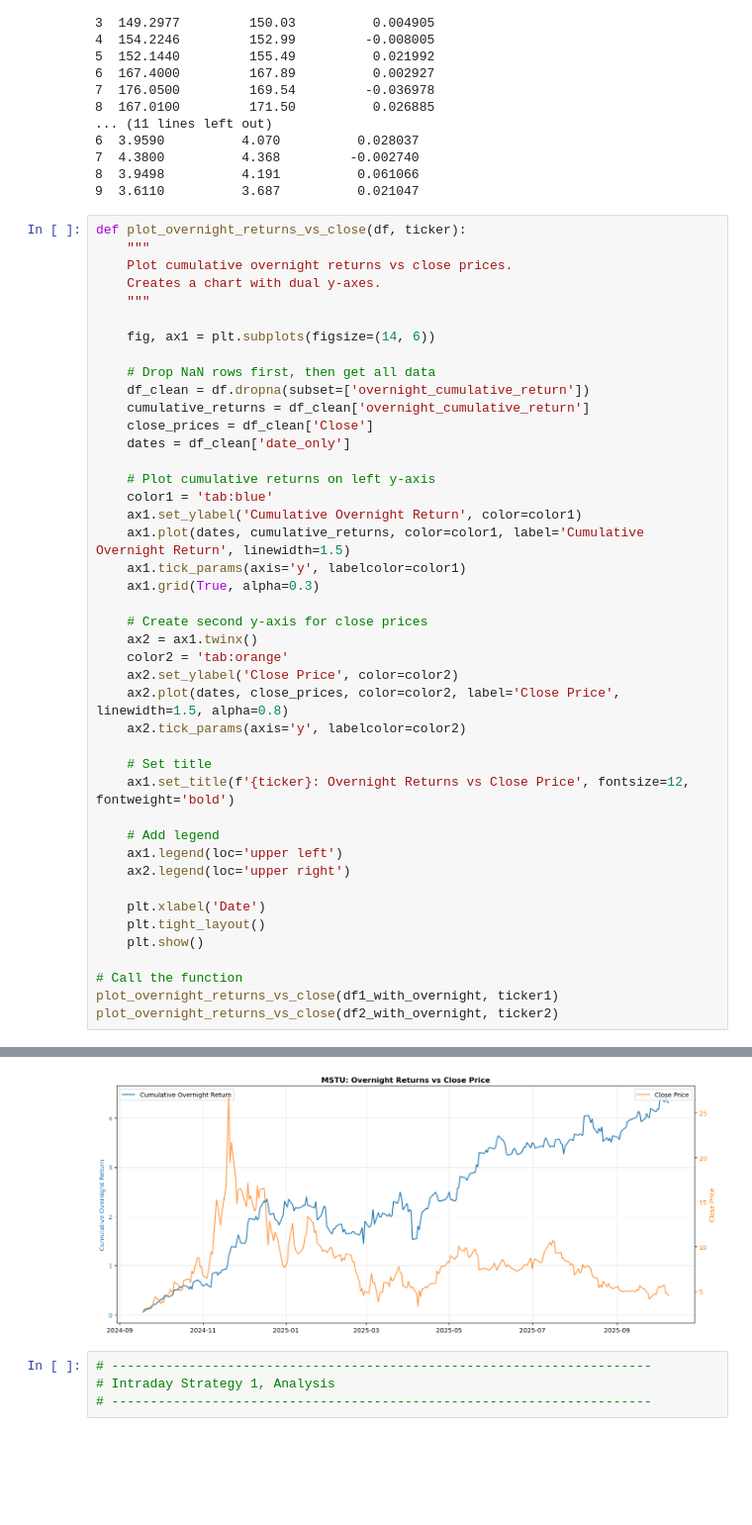
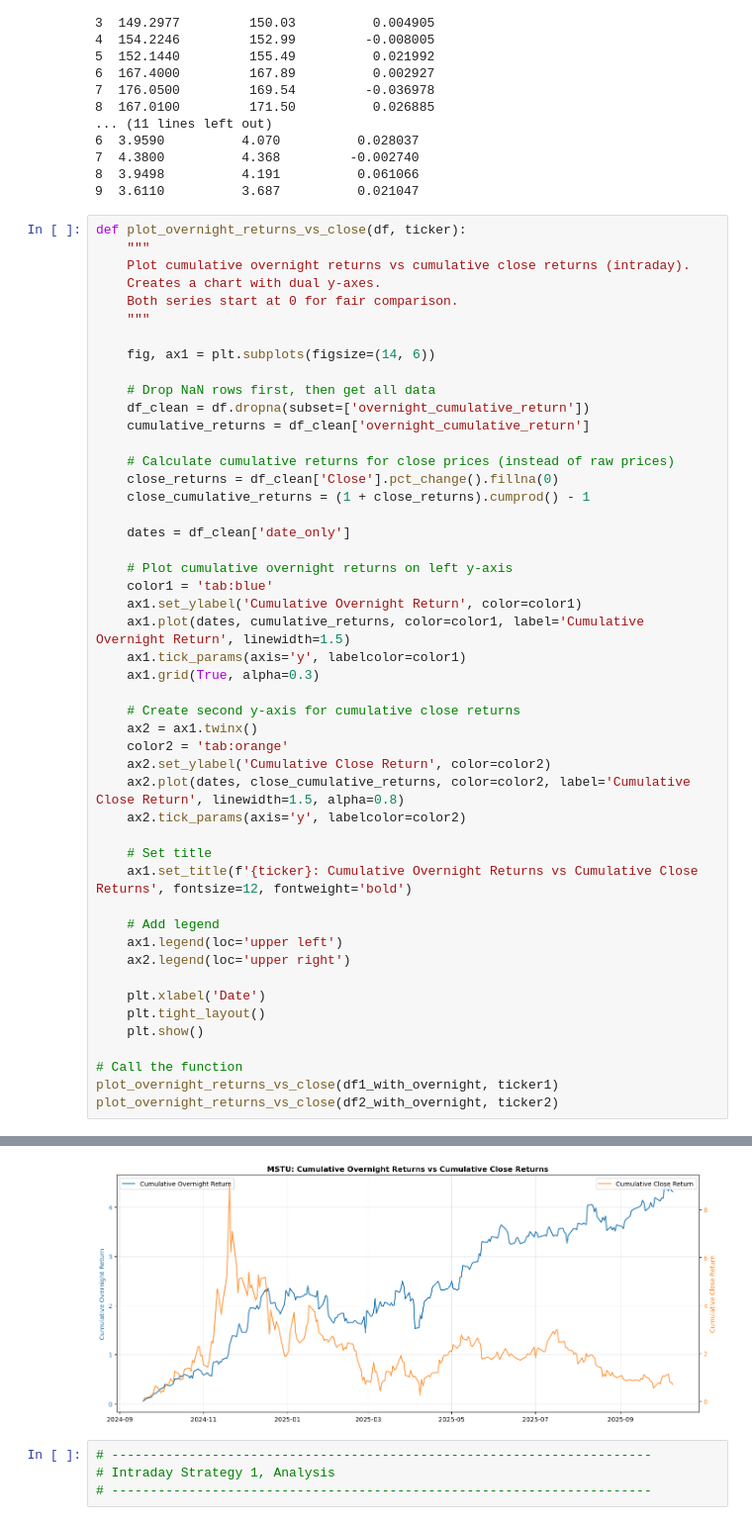
Before and after one commit to scimmione1/FromZeroToQuant-, a Jupyter notebook: 09_papers/02_Leveraged ETFs/03_leveraged_ETF_analysis_ticker1_vs_ticker2_intra_parquet_data_bt.ipynb, the cells around one changed output, grey strips where cells are left out. Shown at 99% size. Cells and saved outputs as stored; diff of their text form; blank space fills up the shorter version.

```diff
--- a/09_papers/02_Leveraged ETFs/03_leveraged_ETF_analysis_ticker1_vs_ticker2_intra_parquet_data_bt.ipynb
+++ b/09_papers/02_Leveraged ETFs/03_leveraged_ETF_analysis_ticker1_vs_ticker2_intra_parquet_data_bt.ipynb
@@ -361,8 +361,9 @@ New dataframe shape: (267, 9)
 # %%
 def plot_overnight_returns_vs_close(df, ticker):
     """
-    Plot cumulative overnight returns vs close prices.
+    Plot cumulative overnight returns vs cumulative close returns (intraday).
     Creates a chart with dual y-axes.
+    Both series start at 0 for fair comparison.
     """
 
     fig, ax1 = plt.subplots(figsize=(14, 6))
@@ -370,25 +371,29 @@ def plot_overnight_returns_vs_close(df, ticker):
     # Drop NaN rows first, then get all data
     df_clean = df.dropna(subset=['overnight_cumulative_return'])
     cumulative_returns = df_clean['overnight_cumulative_return']
-    close_prices = df_clean['Close']
+
+    # Calculate cumulative returns for close prices (instead of raw prices)
+    close_returns = df_clean['Close'].pct_change().fillna(0)
+    close_cumulative_returns = (1 + close_returns).cumprod() - 1
+
     dates = df_clean['date_only']
 
-    # Plot cumulative returns on left y-axis
+    # Plot cumulative overnight returns on left y-axis
     color1 = 'tab:blue'
     ax1.set_ylabel('Cumulative Overnight Return', color=color1)
     ax1.plot(dates, cumulative_returns, color=color1, label='Cumulative Overnight Return', linewidth=1.5)
     ax1.tick_params(axis='y', labelcolor=color1)
     ax1.grid(True, alpha=0.3)
 
-    # Create second y-axis for close prices
+    # Create second y-axis for cumulative close returns
     ax2 = ax1.twinx()
     color2 = 'tab:orange'
-    ax2.set_ylabel('Close Price', color=color2)
-    ax2.plot(dates, close_prices, color=color2, label='Close Price', linewidth=1.5, alpha=0.8)
+    ax2.set_ylabel('Cumulative Close Return', color=color2)
+    ax2.plot(dates, close_cumulative_returns, color=color2, label='Cumulative Close Return', linewidth=1.5, alpha=0.8)
     ax2.tick_params(axis='y', labelcolor=color2)
 
     # Set title
-    ax1.set_title(f'{ticker}: Overnight Returns vs Close Price', fontsize=12, fontweight='bold')
+    ax1.set_title(f'{ticker}: Cumulative Overnight Returns vs Cumulative Close Returns', fontsize=12, fontweight='bold')
 
     # Add legend
     ax1.legend(loc='upper left')
@@ -406,4 +411,4 @@ plot_overnight_returns_vs_close(df2_with_overnight, ticker2)
-[figure, old version]
+[figure, new version]
 # %%
 # ----------------------------------------------------------------------
 # Intraday Strategy 1, Analysis
```
Also changed, not shown: parts of 2 cells of this notebook.
